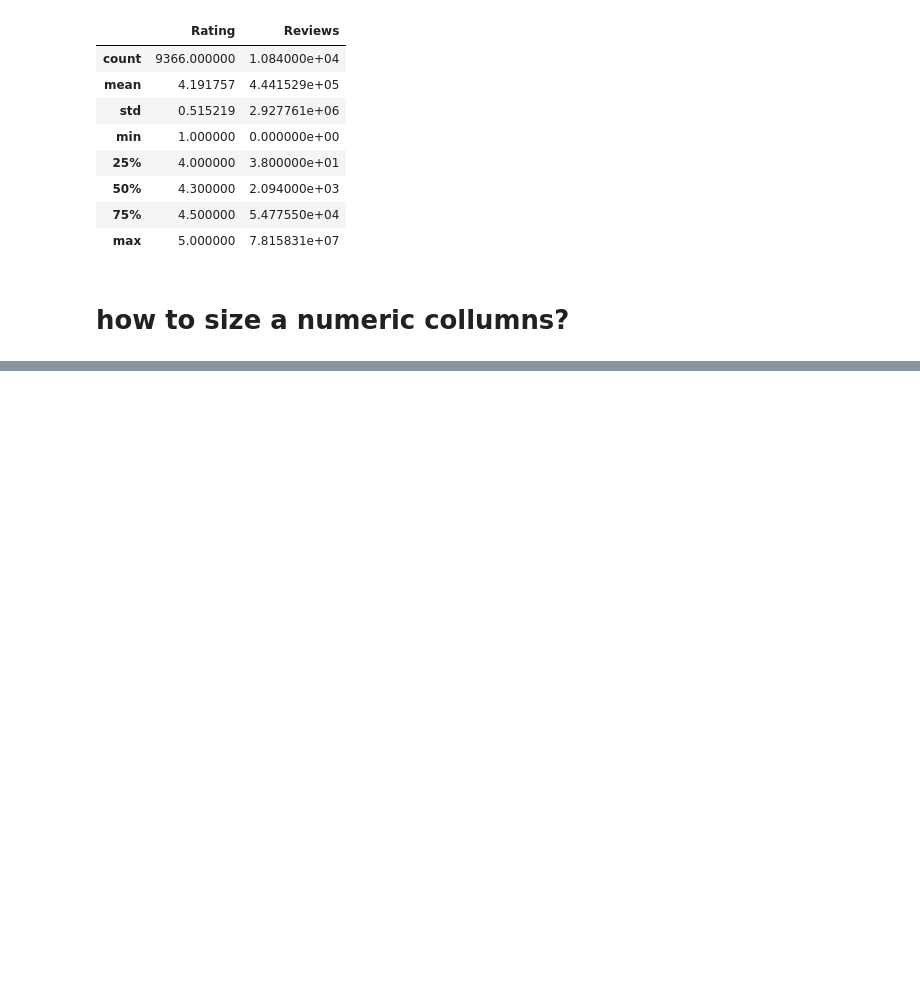
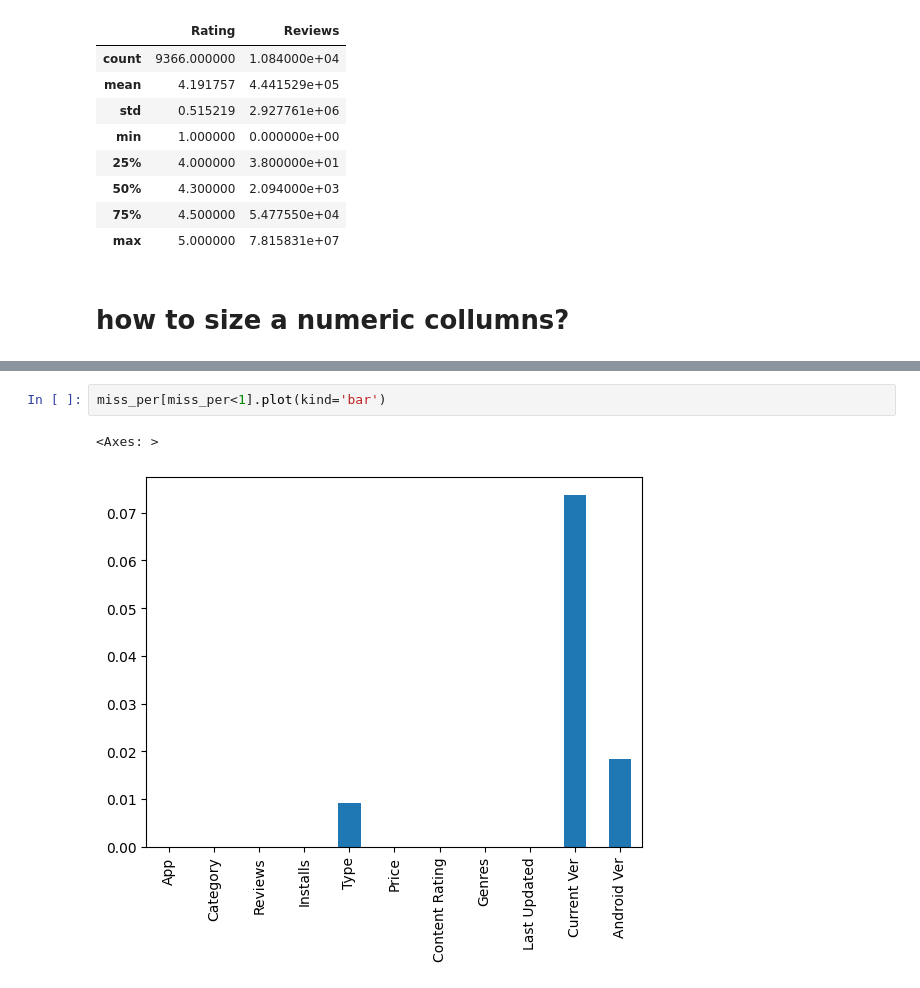
Before and after one commit to shahraibali/AI---DS, a Jupyter notebook: pandas_tips_tricks/EDA_google_play.ipynb, the cells around one changed output, grey strips where cells are left out. Saved outputs shown, nothing was run; the diff lists cells and outputs as text; blank space fills up the shorter version.

```diff
--- a/pandas_tips_tricks/EDA_google_play.ipynb
+++ b/pandas_tips_tricks/EDA_google_play.ipynb
@@ -84,0 +440,5 @@ df.describe()
+# %%
+miss_per[miss_per<1].plot(kind='bar')
+# %% [output]
+<Axes: >
+[figure, added]
```
Also changed, not shown: parts of 46 cells of this notebook, 15 other files.
